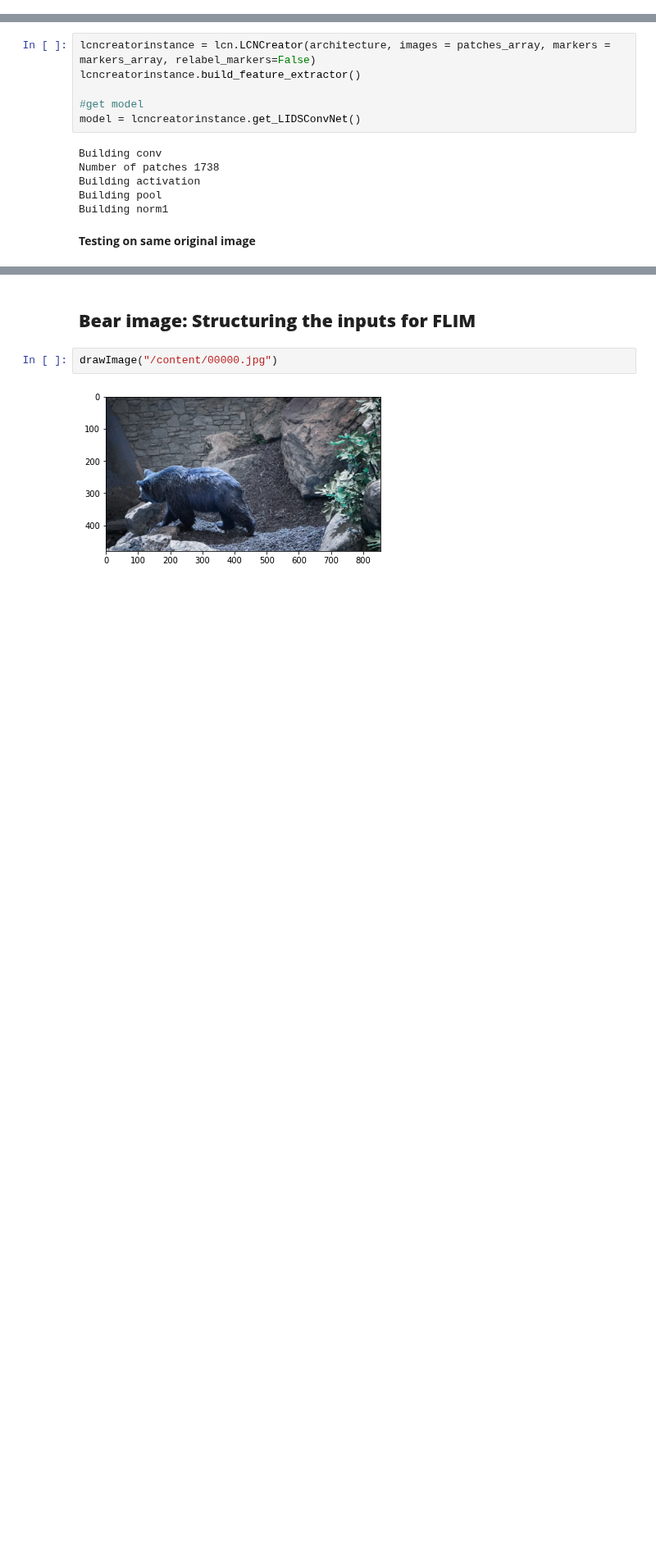
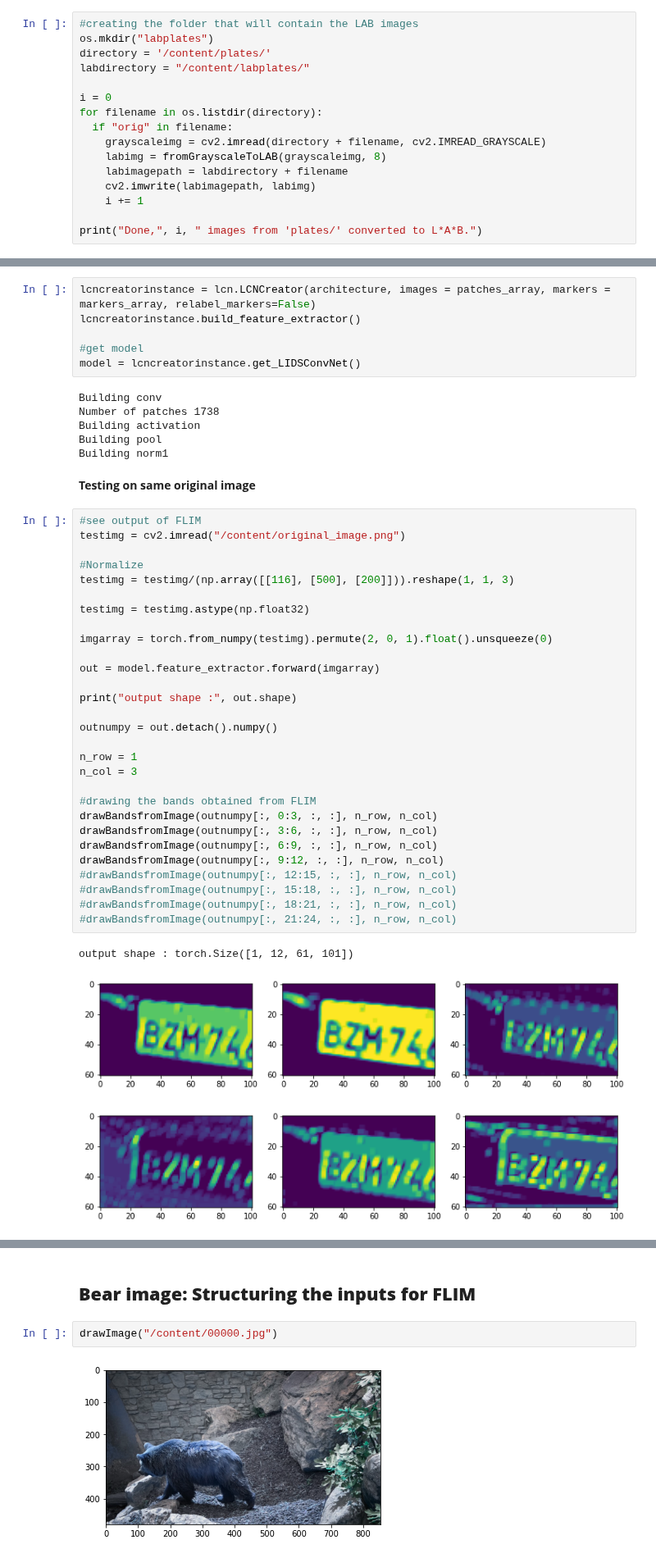
Before and after one commit to aissahm/image_analysis, a Jupyter notebook: FLIM_experiment.ipynb, the cells around one changed output, grey strips where cells are left out. Shown at 82% size. Drawn from its saved outputs; the diff is of its cells as text; blank space fills up the shorter version.

```diff
--- a/FLIM_experiment.ipynb
+++ b/FLIM_experiment.ipynb
@@ -112,0 +137,16 @@ def fromGrayscaleToLAB(image, bits):
+# %%
+#creating the folder that will contain the LAB images
+os.mkdir("labplates")
+directory = '/content/plates/'
+labdirectory = "/content/labplates/"
+
+i = 0
+for filename in os.listdir(directory):
+  if "orig" in filename:
+    grayscaleimg = cv2.imread(directory + filename, cv2.IMREAD_GRAYSCALE)
+    labimg = fromGrayscaleToLAB(grayscaleimg, 8)
+    labimagepath = labdirectory + filename
+    cv2.imwrite(labimagepath, labimg)
+    i += 1
+
+print("Done,", i, " images from 'plates/' converted to L*A*B.")
@@ -236,3 +666,36 @@ Building pool
 Building norm1
 # %% [markdown]
 **Testing on same original image**
+# %%
+#see output of FLIM
+testimg = cv2.imread("/content/original_image.png")
+
+#Normalize
+testimg = testimg/(np.array([[116], [500], [200]])).reshape(1, 1, 3)
+
+testimg = testimg.astype(np.float32)
+
+imgarray = torch.from_numpy(testimg).permute(2, 0, 1).float().unsqueeze(0)
+
+out = model.feature_extractor.forward(imgarray)
+
+print("output shape :", out.shape)
+
+outnumpy = out.detach().numpy()
+
+n_row = 1
+n_col = 3
+
+#drawing the bands obtained from FLIM
+drawBandsfromImage(outnumpy[:, 0:3, :, :], n_row, n_col)
+drawBandsfromImage(outnumpy[:, 3:6, :, :], n_row, n_col)
+drawBandsfromImage(outnumpy[:, 6:9, :, :], n_row, n_col)
+drawBandsfromImage(outnumpy[:, 9:12, :, :], n_row, n_col)
+#drawBandsfromImage(outnumpy[:, 12:15, :, :], n_row, n_col)
+#drawBandsfromImage(outnumpy[:, 15:18, :, :], n_row, n_col)
+#drawBandsfromImage(outnumpy[:, 18:21, :, :], n_row, n_col)
+#drawBandsfromImage(outnumpy[:, 21:24, :, :], n_row, n_col)
+# %% [output]
+output shape : torch.Size([1, 12, 61, 101])
+[figure, added]
+[figure, added]
```
Also changed, not shown: parts of 42 cells of this notebook.
